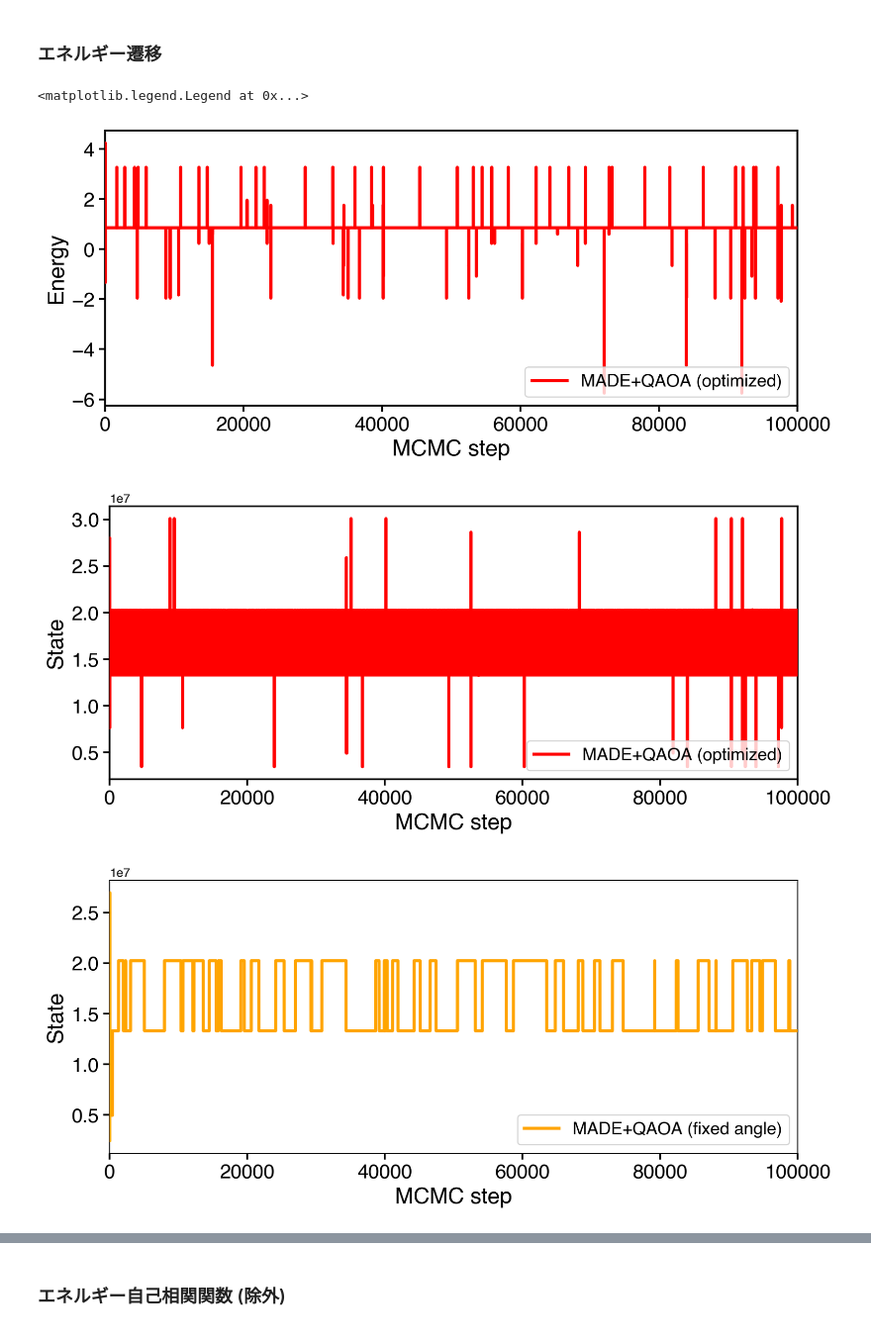
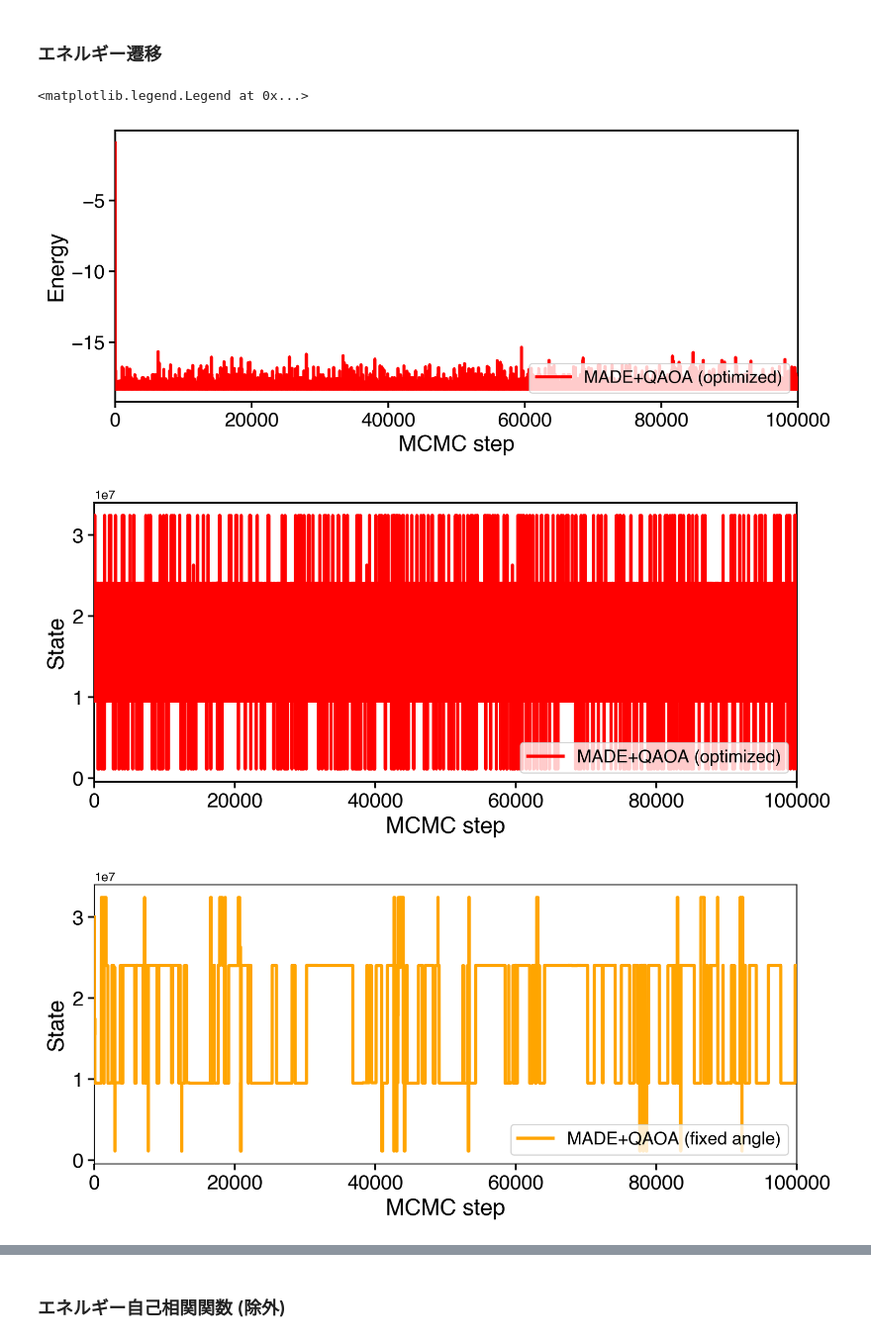
Before and after one commit to yuichiro-nakano/data_for_qaoa-made-mcmc, a Jupyter notebook: figure/make_fig.ipynb, the cells around one changed output, grey strips where cells are left out. Shown at 99% size. Cells and saved outputs as stored; diff of their text form; code cells hidden in the pictures.

```diff
--- a/figure/make_fig.ipynb
+++ b/figure/make_fig.ipynb
@@ -218,7 +218,7 @@ beta = 5.0
 # %% [markdown]
 ### データのロード
 # %%
-data_folder_name = 'result/mcmc_simulation/{0}_sites_result_2/'.format(n_spin)
+data_folder_name = 'result/mcmc_simulation/{0}_sites_result_01/'.format(n_spin)
 
 # データ取得
 opt_qaoa_made_result = np.load(data_folder_name+"opt_qaoa_made_result.npy")
@@ -228,7 +228,7 @@ ssf_result = np.load(data_folder_name+"ssf_result.npy")
 
 # インスタンス取得
 source_dir_name = 'data'
-fname_in = pathlib.Path(source_dir_name).joinpath('{0}_sites_instance.pickle'.format(n_spin))
+fname_in = pathlib.Path(source_dir_name).joinpath('{0}_sites_instance_01.pickle'.format(n_spin))
 with open(str(fname_in), 'rb') as f:
 	instance = pickle.load(f)
 
@@ -384,10 +385,13 @@ ax2_3.legend(fontsize=14, loc='upper right', frameon=False)
 # %% [markdown]
 ### エネルギー遷移
 # %%
-opt_energy_hist = np.array([ising.spin_energy(opt_qaoa_made_result[1,i], instance) for i in range(n_step+1)])
-opt_state_hist = np.array([ising.spin_to_number(opt_qaoa_made_result[1,i]) for i in range(n_step+1)])
-fix_state_hist = np.array([ising.spin_to_number(fix_qaoa_made_result[1,i]) for i in range(n_step+1)])
-ssf_state_hist = np.array([ising.spin_to_number(ssf_result[1,i]) for i in range(n_step+1)])
+idx=8
+
+opt_energy_hist = np.array([ising.spin_energy(opt_qaoa_made_result[idx,i], instance) for i in range(n_step+1)])
+opt_state_hist = np.array([ising.spin_to_number(opt_qaoa_made_result[idx,i]) for i in range(n_step+1)])
+fix_state_hist = np.array([ising.spin_to_number(fix_qaoa_made_result[idx,i]) for i in range(n_step+1)])
+ssf_state_hist = np.array([ising.spin_to_number(ssf_result[idx,i]) for i in range(n_step+1)])
+uni_state_hist = np.array([ising.spin_to_number(uniform_result[idx,i]) for i in range(n_step+1)])
 
 fig3_1, ax3_1 = plt.subplots(figsize=(10,4), dpi=200)
 
@@ -417,33 +421,44 @@ ax3_2.plot(np.arange(n_step+1), opt_state_hist, color='red', linewidth=linewidth
 ax3_2.set_xlim(0, n_step)
 ax3_2.set_xlabel('MCMC step', fontsize=18)
 ax3_2.set_ylabel('State', fontsize=18)
 ax3_2.tick_params(width=1.5, labelsize=16, length=5, labelbottom=True)
 ax3_2.tick_params(axis="x", which='major', width=1.5)
 ax3_2.legend(fontsize=14, loc='lower right', frameon=True)
 
 fig3_3, ax3_3 = plt.subplots(figsize=(10,4), dpi=200)
 
 ax3_3.plot(np.arange(n_step+1), fix_state_hist, color='orange', linewidth=linewidth, label='MADE+QAOA (fixed angle)', zorder=5)
 
 ax3_3.set_xlim(0, n_step)
 ax3_3.set_xlabel('MCMC step', fontsize=18)
 ax3_3.set_ylabel('State', fontsize=18)
 ax3_3.tick_params(width=1.5, labelsize=16, length=5, labelbottom=True)
 ax3_3.tick_params(axis="x", which='major', width=1.5)
 ax3_3.legend(fontsize=14, loc='lower right', frameon=True)
 
 fig3_4, ax3_4 = plt.subplots(figsize=(10,4), dpi=200)
 
 ax3_4.plot(np.arange(n_step+1), ssf_state_hist, color='blue', linewidth=linewidth, label='SSF', zorder=5)
 
 ax3_4.set_xlim(0, n_step)
 ax3_4.set_xlabel('MCMC step', fontsize=18)
 ax3_4.set_ylabel('State', fontsize=18)
 ax3_4.tick_params(width=1.5, labelsize=16, length=5, labelbottom=True)
 ax3_4.tick_params(axis="x", which='major', width=1.5)
 ax3_4.legend(fontsize=14, loc='lower right', frameon=True)
+
+fig3_5, ax3_5 = plt.subplots(figsize=(10,4), dpi=200)
+
+ax3_5.plot(np.arange(n_step+1), uni_state_hist, color='dimgrey', linewidth=linewidth, label='Uniform', zorder=5)
+
+ax3_5.set_xlim(0, n_step)
+ax3_5.set_xlabel('MCMC step', fontsize=18)
+ax3_5.set_ylabel('State', fontsize=18)
+ax3_5.tick_params(width=1.5, labelsize=16, length=5, labelbottom=True)
+ax3_5.tick_params(axis="x", which='major', width=1.5)
+ax3_5.legend(fontsize=14, loc='lower right', frameon=True)
 # %% [output]
 <matplotlib.legend.Legend at 0x...>
-[figure, old version]
+[figure, new version]
-[figure, old version]
+[figure, new version]
-[figure, old version]
+[figure, new version]
```
Also changed, not shown: parts of 7 cells of this notebook, 3 other files.
